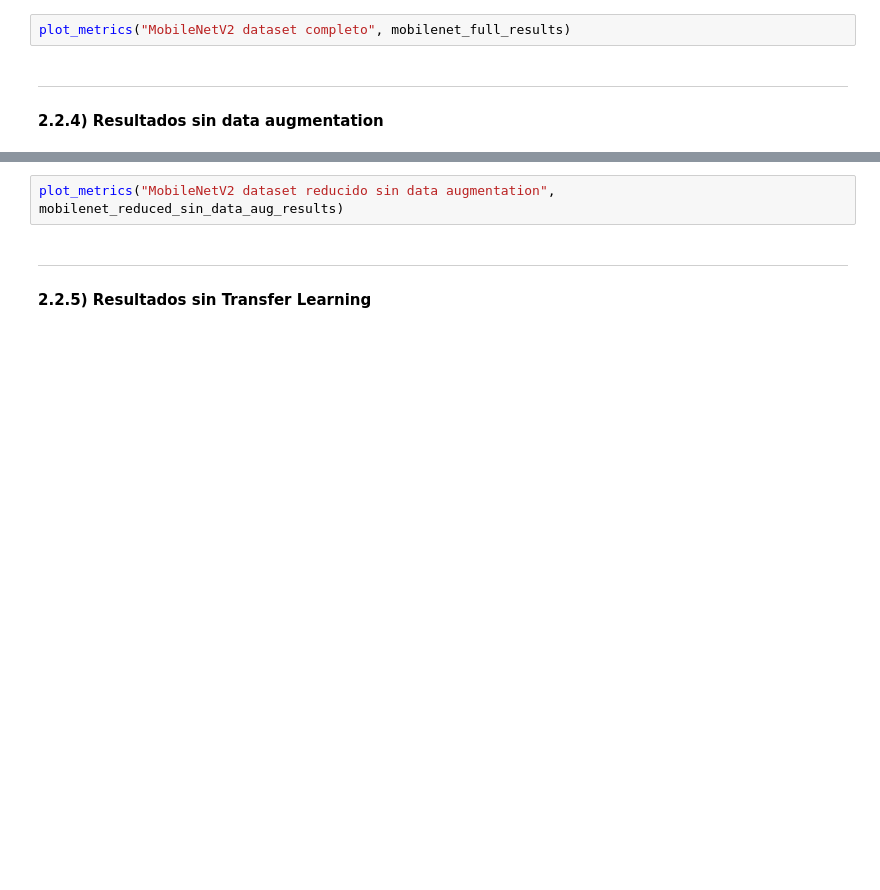
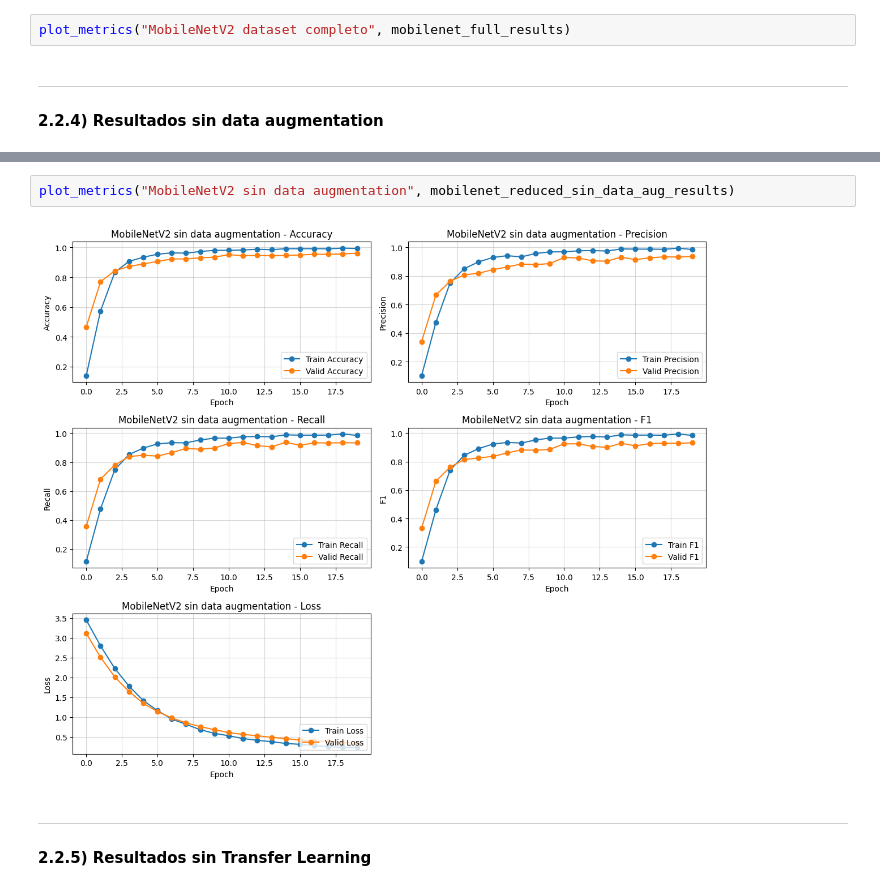
Before and after one commit to mmarando/vpc2, a Jupyter notebook: notebook_vpc2.ipynb, the cells around one changed output, grey strips where cells are left out. Drawn from its saved outputs; the diff is of its cells as text; blank space fills up the shorter version.

Commit message:
subo resultados sin data aug y sin tl

```diff
--- a/notebook_vpc2.ipynb
+++ b/notebook_vpc2.ipynb
@@ -853,5 +873,7 @@ else:
 # %%
-plot_metrics("MobileNetV2 dataset reducido sin data augmentation", mobilenet_reduced_sin_data_aug_results)
+plot_metrics("MobileNetV2 sin data augmentation", mobilenet_reduced_sin_data_aug_results)
+# %% [output]
+[figure, added]
 # %% [markdown]
 ---
 #### 2.2.5) Resultados sin Transfer Learning
```
Also changed, not shown: parts of 21 cells of this notebook.
